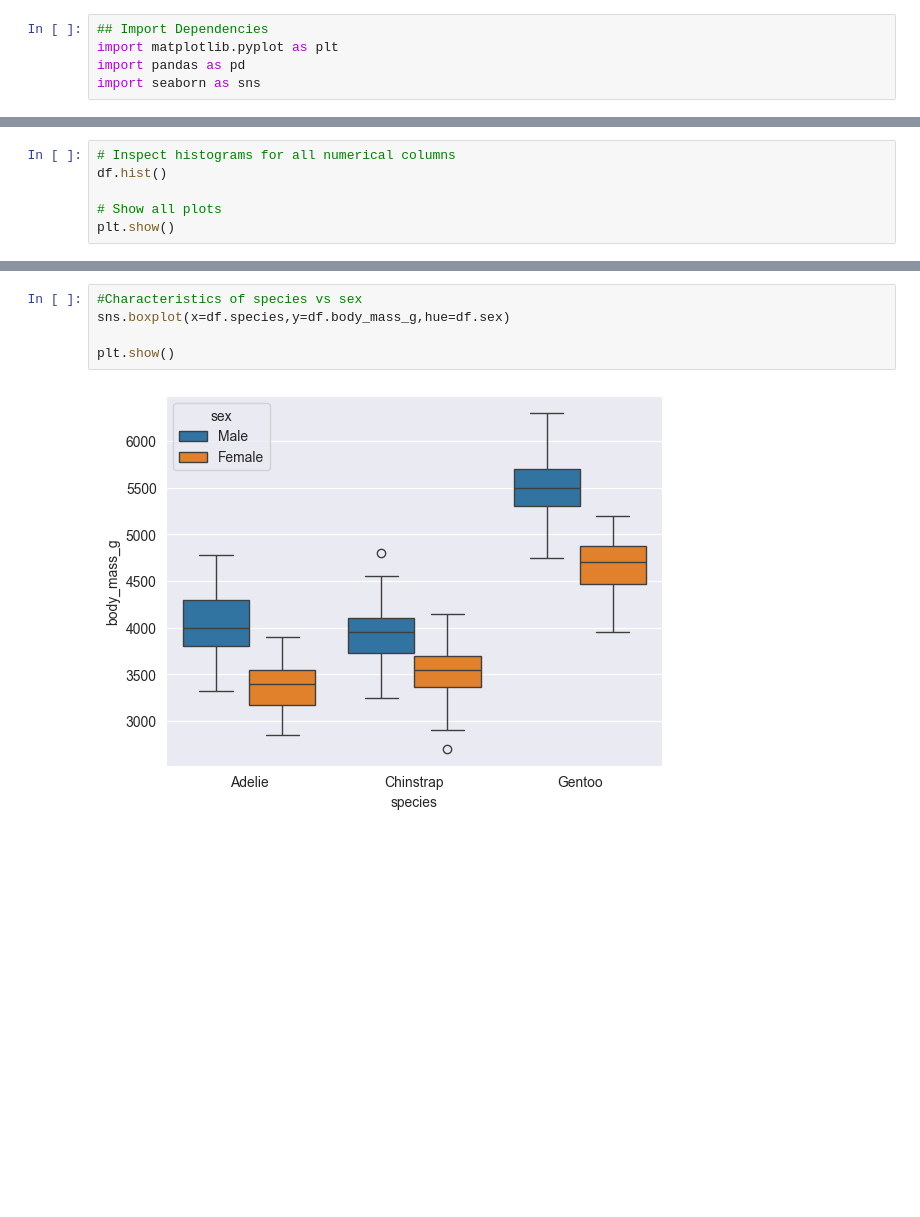
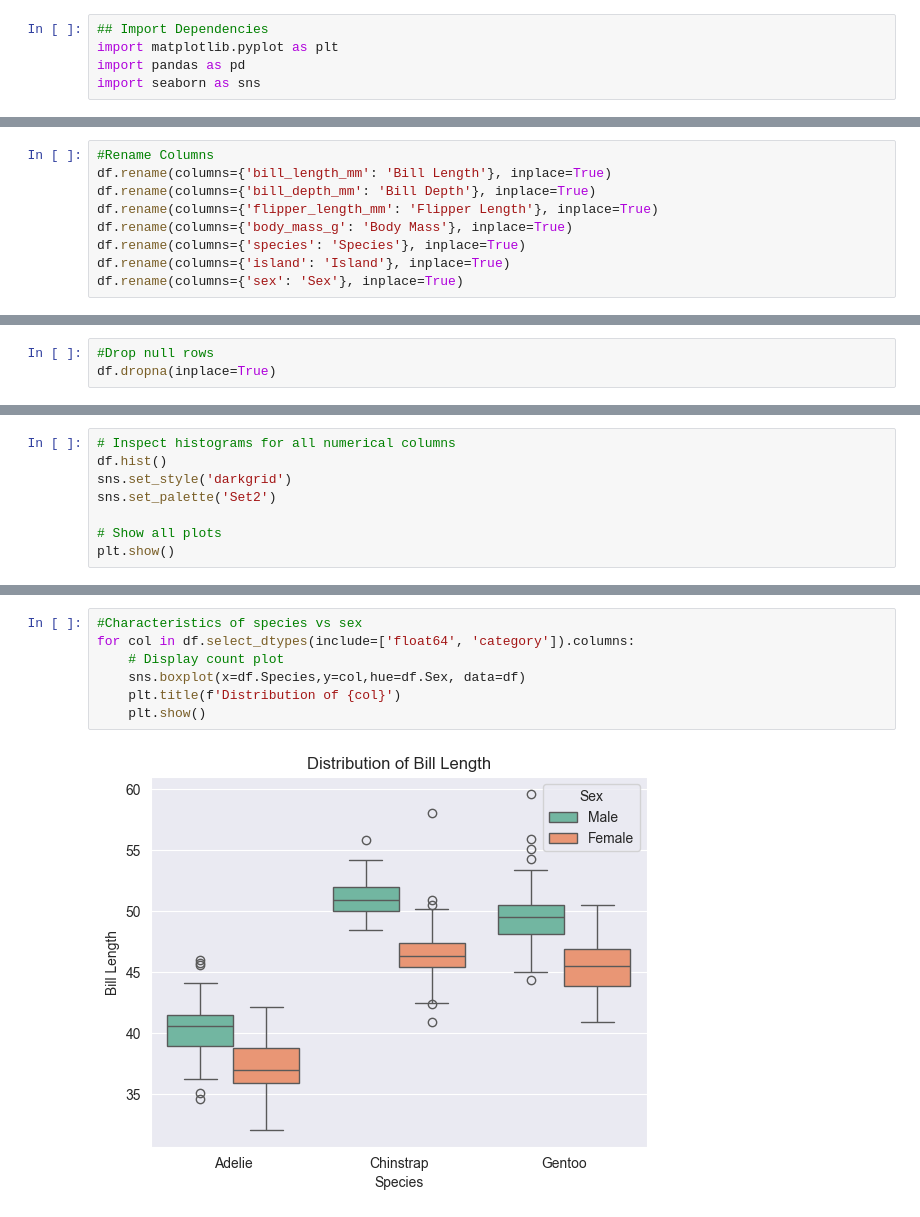
Before and after one commit to scottryanw/data-fun-06-eda, a Jupyter notebook: Williamson_EDA.ipynb, the cells around one changed output, grey strips where cells are left out. Drawn from its saved outputs; the diff is of its cells as text; blank space fills up the shorter version.

```diff
--- a/Williamson_EDA.ipynb
+++ b/Williamson_EDA.ipynb
@@ -54,0 +68,9 @@ dtype: object
+# %%
+#Rename Columns
+df.rename(columns={'bill_length_mm': 'Bill Length'}, inplace=True)
+df.rename(columns={'bill_depth_mm': 'Bill Depth'}, inplace=True)
+df.rename(columns={'flipper_length_mm': 'Flipper Length'}, inplace=True)
+df.rename(columns={'body_mass_g': 'Body Mass'}, inplace=True)
+df.rename(columns={'species': 'Species'}, inplace=True)
+df.rename(columns={'island': 'Island'}, inplace=True)
+df.rename(columns={'sex': 'Sex'}, inplace=True)
@@ -54,0 +89,3 @@ dtype: object
+# %%
+#Drop null rows
+df.dropna(inplace=True)
@@ -68,6 +111,8 @@ max         59.600000      21.500000         231.000000  6300.000000
 # %%
 # Inspect histograms for all numerical columns
 df.hist()
+sns.set_style('darkgrid')
+sns.set_palette('Set2')
 
 # Show all plots
 plt.show()
@@ -94,7 +158,9 @@ plt.show()
 # %%
 #Characteristics of species vs sex
-sns.boxplot(x=df.species,y=df.body_mass_g,hue=df.sex)
-
-plt.show()
+for col in df.select_dtypes(include=['float64', 'category']).columns:
+    # Display count plot
+    sns.boxplot(x=df.Species,y=col,hue=df.Sex, data=df)
+    plt.title(f'Distribution of {col}')
+    plt.show()
 # %% [output]
-[figure, old version]
+[figure, new version]
```
Also changed, not shown: parts of 40 cells of this notebook.
